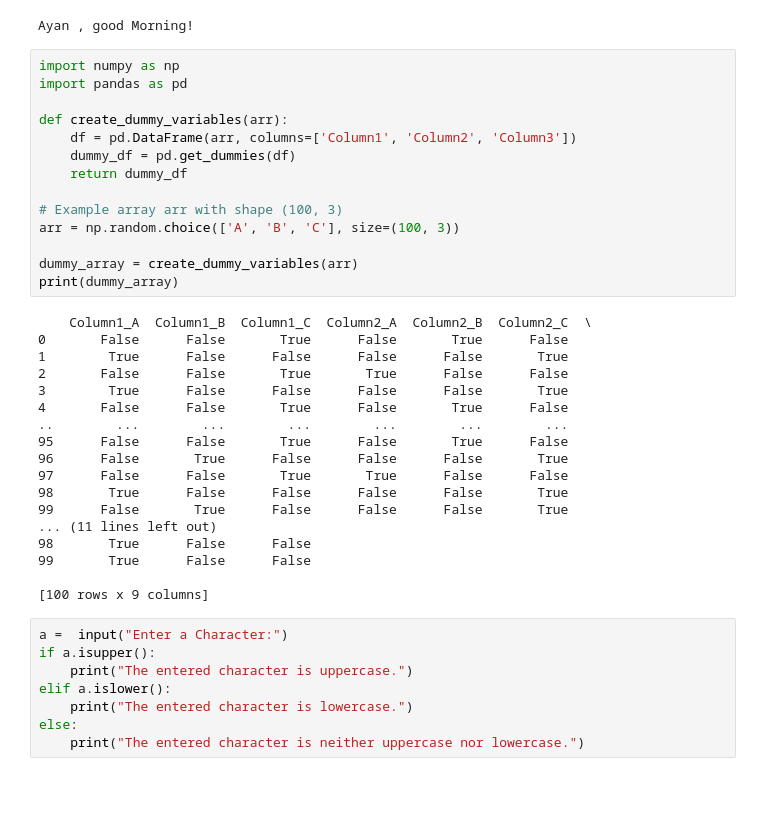
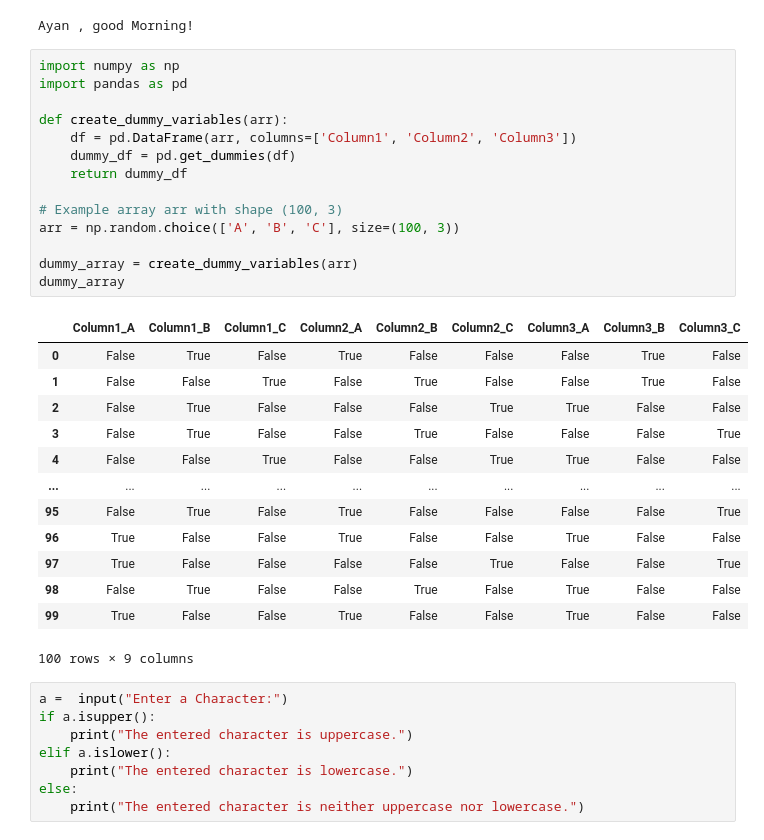
Before and after one commit to Glamorous9754/Practice-in-Jupyter, a Jupyter notebook: p-1.ipynb, the cells around one changed output. Cells and saved outputs as stored; diff of their text form; blank space fills up the shorter version.

```diff
--- a/p-1.ipynb
+++ b/p-1.ipynb
@@ -76,35 +76,31 @@ Ayan , good Morning!
 # %%
 import numpy as np
 import pandas as pd
 
 def create_dummy_variables(arr):
     df = pd.DataFrame(arr, columns=['Column1', 'Column2', 'Column3'])
     dummy_df = pd.get_dummies(df)
     return dummy_df
 
 # Example array arr with shape (100, 3)
 arr = np.random.choice(['A', 'B', 'C'], size=(100, 3))
 
 dummy_array = create_dummy_variables(arr)
-print(dummy_array)
+dummy_array
 # %% [output]
+|  | Column1_A | Column1_B | Column1_C | Column2_A | Column2_B | Column2_C | Column3_A | Column3_B | Column3_C |
+| 0 | False | True | False | True | False | False | False | True | False |
+| 1 | False | False | True | False | True | False | False | True | False |
+| 2 | False | True | False | False | False | True | True | False | False |
+| 3 | False | True | False | False | True | False | False | False | True |
+| 4 | False | False | True | False | False | True | True | False | False |
+| ... | ... | ... | ... | ... | ... | ... | ... | ... | ... |
+| 95 | False | True | False | True | False | False | False | False | True |
+| 96 | True | False | False | True | False | False | True | False | False |
+| 97 | True | False | False | False | False | True | False | False | True |
+| 98 | False | True | False | False | True | False | True | False | False |
+| 99 | True | False | False | True | False | False | True | False | False |
-    Column1_A  Column1_B  Column1_C  Column2_A  Column2_B  Column2_C  \
-0       False      False       True      False       True      False
-1        True      False      False      False      False       True
-2       False      False       True       True      False      False
-3        True      False      False      False      False       True
-4       False      False       True      False       True      False
-..        ...        ...        ...        ...        ...        ...
-95      False      False       True      False       True      False
-96      False       True      False      False      False       True
-97      False      False       True       True      False      False
-98       True      False      False      False      False       True
-99      False       True      False      False      False       True
-... (11 lines left out)
-98       True      False      False
-99       True      False      False
-
-[100 rows x 9 columns]
+100 rows × 9 columns
 # %%
 a =  input("Enter a Character:")
 if a.isupper():
```
